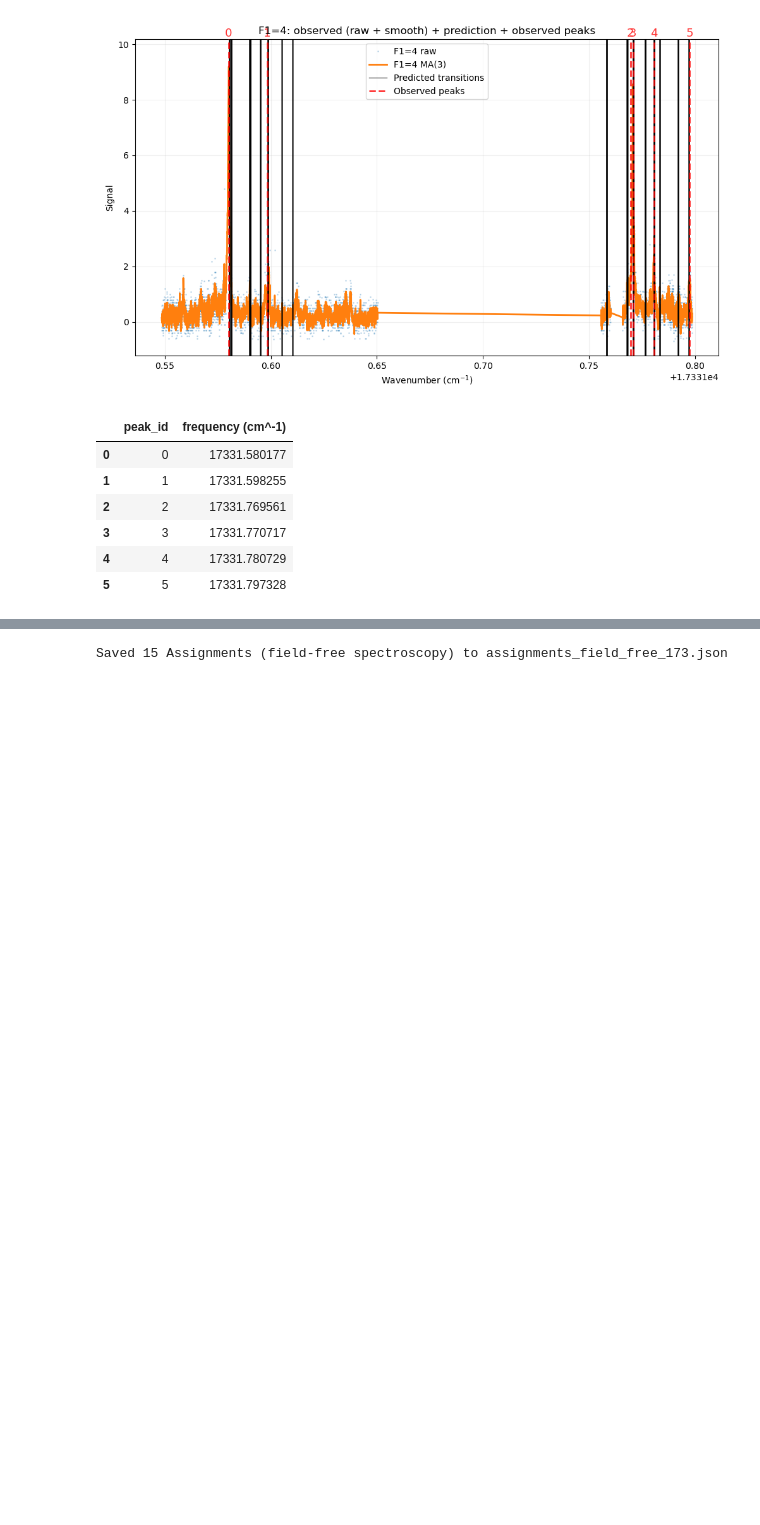
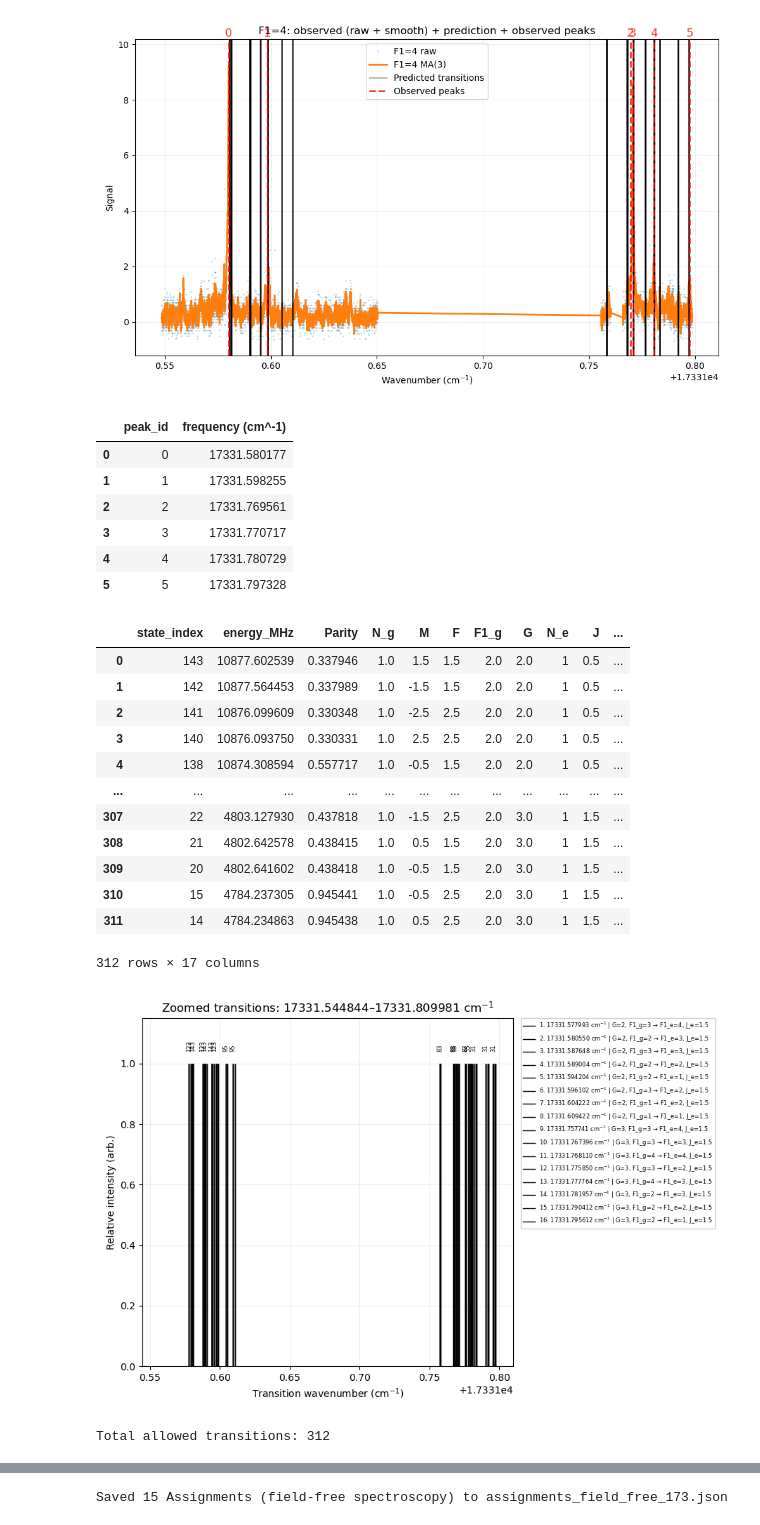
Before and after one commit to YuikiTakahashi/Molecule_spectrum_prediction, a Jupyter notebook: 173_prediction_Feb2026.ipynb, the cells around one changed output, grey strips where cells are left out. Saved outputs shown, nothing was run; the diff lists cells and outputs as text; code cells hidden in the pictures; blank space fills up the shorter version.

```diff
--- a/173_prediction_Feb2026.ipynb
+++ b/173_prediction_Feb2026.ipynb
@@ -2009,6 +3036,7 @@ def compute_transition_spectrum(
     delta_f1_rule = 1,
     plot_zoom=True,
     display_table=True,
+    parity_selection = True,
     title_full="Allowed transitions: X010_173 (N=1) → excited N=1 (|ΔF1| ≤ 1, opposite parity)",
     include_legend_in_pdf=True,
     legend_from_labels=False,
@@ -2054,7 +3082,10 @@ def compute_transition_spectrum(
     excited_df["_key"] = 1
     transitions_df = ground_df.merge(excited_df, on="_key", suffixes=("_g", "_e")).drop(columns=["_key"])
     delta_f1_mask = np.abs(transitions_df["F1_e"] - transitions_df["F1_g"]) <= delta_f1_rule
-    parity_mask = np.sign(transitions_df["Parity"]) * np.sign(transitions_df["parity"]) == -1
+    if parity_selection:
+        parity_mask = np.sign(transitions_df["Parity"]) * np.sign(transitions_df["parity"]) == -1
+    else:
+        parity_mask = np.ones(len(transitions_df), dtype=bool)
     transitions_df = transitions_df[delta_f1_mask & parity_mask].reset_index(drop=True)
 
     # ---- Energy conversion and transition energies (cm^-1) ----
@@ -2447,11 +3478,13 @@ def _format_quantum_label(row):
     # Ground state
     g = row.get("G", None)
     f1g = row.get("F1_g", None)
-    parts.append(f"g: G={_fmt(g)}, F1={_fmt(f1g)}")
+    pg = row.get("Parity", None)
+    parts.append(f"g: G={_fmt(g)}, F1={_fmt(f1g)}, P={_fmt(pg)}")
     # Excited state
     je = row.get("J", None)
     f1e = row.get("F1_e", None)
-    parts.append(f"e: J={_fmt(je)}, F1={_fmt(f1e)}")
+    pe = row.get("parity", None)
+    parts.append(f"e: J={_fmt(je)}, F1={_fmt(f1e)}, P={_fmt(pe)}")
     return " | ".join(parts)
 
 
@@ -2659,3 +3692,55 @@ display(observed_peaks_df)
 | 3 | 3 | 17331.770717 |
 | 4 | 4 | 17331.780729 |
 | 5 | 5 | 17331.797328 |
+# %%
+# 200 V/cm comparison plot: all pumpings + predicted transition lines
+df_200 = pd.read_csv("all_scans_sorted_200Vcm.csv")
+freq_min_200 = float(df_200["freq"].min())
+freq_max_200 = float(df_200["freq"].max())
+
+transitions_df_200 = compute_transition_spectrum(
+    X010_173,
+    All_excited_states_assignments,
+    ground_parity_select=1,
+    offset_MHz=240,
+    zoom_min_cm1=freq_min_200 - 0.01,
+    zoom_max_cm1=freq_max_200 + 0.01,
+    Ez=166,
+    show_labels=False,
+    label_fontsize=8,
+    use_hover=True,
+    parity_selection=True,  # show all predictions for comparison
+    legend_from_labels=True,
+    delta_f1_rule=1,
+ )
+
+plot_all_scans_with_predictions(
+    "all_scans_sorted_200Vcm.csv",
+    transitions_df=transitions_df_200,
+    unit_hint="auto",
+    window=3,
+    plot_raw=True,
+    alpha_raw=0.2,
+    marker_size=2,
+    line_color="black",
+    line_alpha=0.6,
+    line_width=1.0,
+    title="200 V/cm: all scans + predicted transition lines",
+    hover_predicted=True,
+ )
+# %% [output]
+|  | state_index | energy_MHz | Parity | N_g | M | F | F1_g | G | N_e | J | ... |
+| 0 | 143 | 10877.602539 | 0.337946 | 1.0 | 1.5 | 1.5 | 2.0 | 2.0 | 1 | 0.5 | ... |
+| 1 | 142 | 10877.564453 | 0.337989 | 1.0 | -1.5 | 1.5 | 2.0 | 2.0 | 1 | 0.5 | ... |
+| 2 | 141 | 10876.099609 | 0.330348 | 1.0 | -2.5 | 2.5 | 2.0 | 2.0 | 1 | 0.5 | ... |
+| 3 | 140 | 10876.093750 | 0.330331 | 1.0 | 2.5 | 2.5 | 2.0 | 2.0 | 1 | 0.5 | ... |
+| 4 | 138 | 10874.308594 | 0.557717 | 1.0 | -0.5 | 1.5 | 2.0 | 2.0 | 1 | 0.5 | ... |
+| ... | ... | ... | ... | ... | ... | ... | ... | ... | ... | ... | ... |
+| 307 | 22 | 4803.127930 | 0.437818 | 1.0 | -1.5 | 2.5 | 2.0 | 3.0 | 1 | 1.5 | ... |
+| 308 | 21 | 4802.642578 | 0.438415 | 1.0 | 0.5 | 1.5 | 2.0 | 3.0 | 1 | 1.5 | ... |
+| 309 | 20 | 4802.641602 | 0.438418 | 1.0 | -0.5 | 1.5 | 2.0 | 3.0 | 1 | 1.5 | ... |
+| 310 | 15 | 4784.237305 | 0.945441 | 1.0 | -0.5 | 2.5 | 2.0 | 3.0 | 1 | 1.5 | ... |
+| 311 | 14 | 4784.234863 | 0.945438 | 1.0 | 0.5 | 2.5 | 2.0 | 3.0 | 1 | 1.5 | ... |
+312 rows × 17 columns
+[figure, added]
+Total allowed transitions: 312
```
Also changed, not shown: parts of 25 cells of this notebook, 2 other files.
